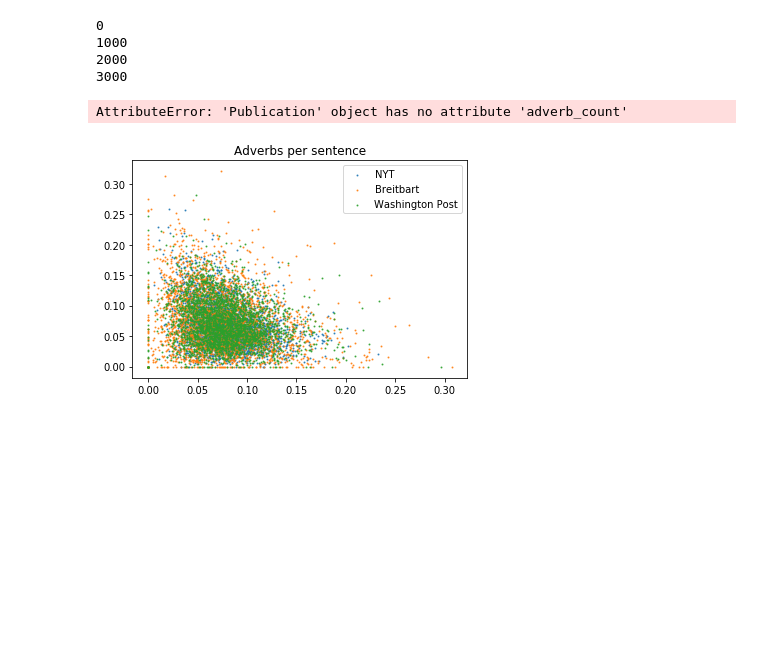
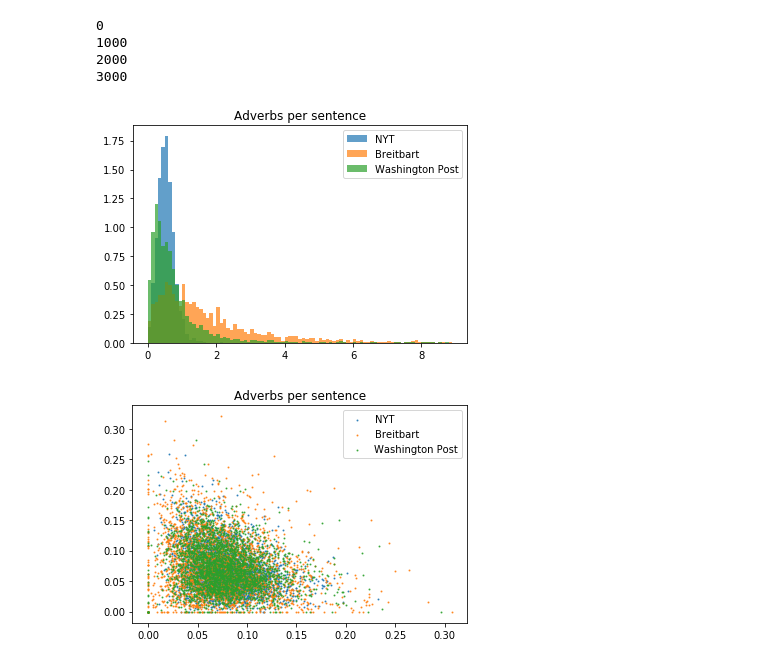
Before and after one commit to jwymbs23/insight, a Jupyter notebook: eda_news_articles.ipynb, the cells around one changed output. Cells and saved outputs as stored; diff of their text form; code cells hidden in the pictures; blank space fills up the shorter version.

Commit message:
added adverb (different types) and verb (different types) counts

```diff
--- a/eda_news_articles.ipynb
+++ b/eda_news_articles.ipynb
@@ -302,17 +379,17 @@ wapo.calc_sentiment_polarity()
 3000
 # %%
 #adverb_count
-wapo.calc_sent_count()
-nyt.calc_sent_count()
-breit.calc_sent_count()
+#wapo.calc_sent_count()
+#nyt.calc_sent_count()
+#breit.calc_sent_count()
 for i in [nyt, breit, wapo]:
     #print(breit.adverb_count)
-    plt.hist([k/j for k,j in zip(nyt.adverb_count, i.sent_count) if j > 5], bins = [i/100. for i in list(range(0,900,10))], normed = True, alpha = 0.7)
+    plt.hist([k['VBZ']/j for k,j in zip(nyt.verb_count, i.sent_count)], bins = [i/100. for i in list(range(0,900,10))], normed = True, alpha = 0.7)
 plt.legend(labels = pub_list_labels)
 plt.title("Adverbs per sentence")
 plt.show()
 # %% [output]
-AttributeError: 'Publication' object has no attribute 'adverb_count'
+[figure, added]
 # %%
 #sentiment score
 for i in [nyt, breit, wapo]:
```
Also changed, not shown: parts of 4 cells of this notebook.
